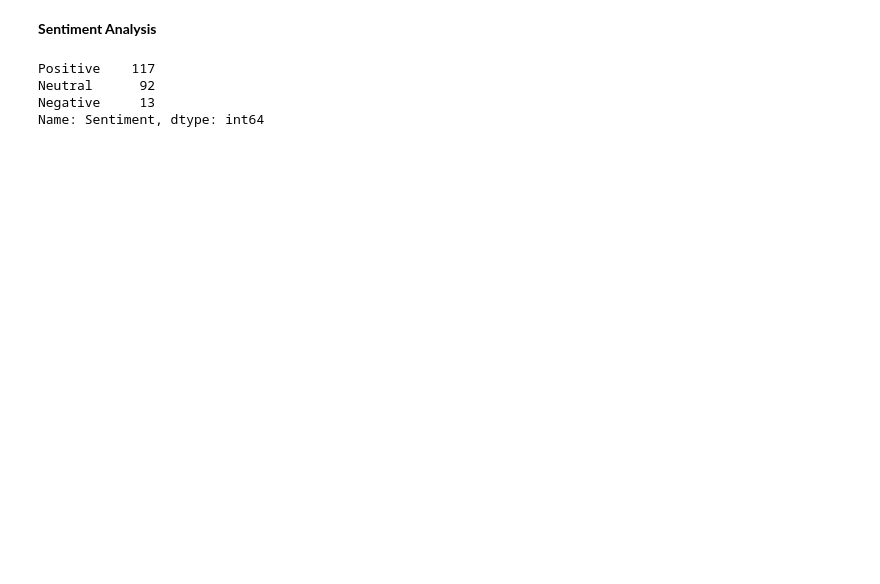
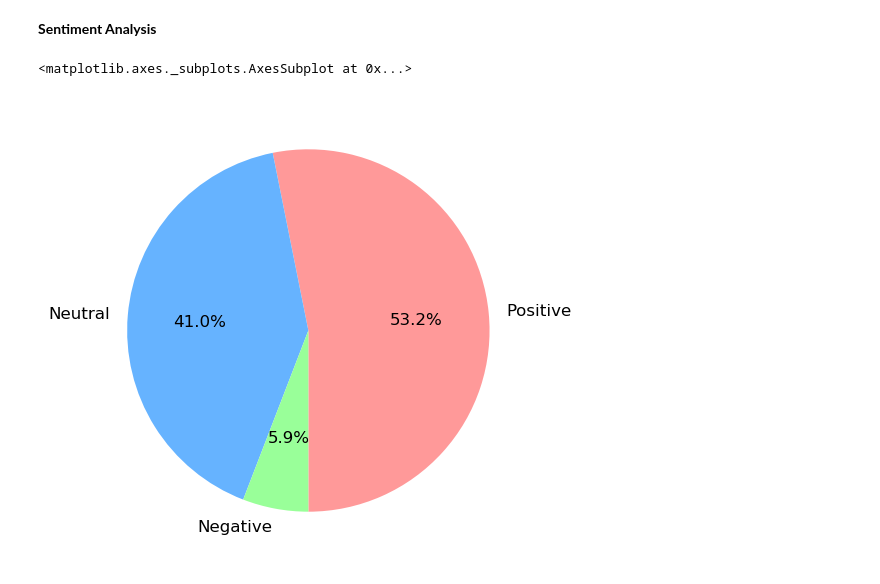
Before and after one commit to amara/sentiment-analysis, a Jupyter notebook: SA_Tool.ipynb, the cells around one changed output. Saved outputs shown, nothing was run; the diff lists cells and outputs as text; code cells hidden in the pictures; blank space fills up the shorter version.

Commit message:
Added Graphs

```diff
--- a/SA_Tool.ipynb
+++ b/SA_Tool.ipynb
@@ -81,6 +81,8 @@ def ProcessedTweets(text):
     lemmatizer = WordNetLemmatizer()
     lemma_words = [lemmatizer.lemmatize(w) for w in filtered_words]
     text = " ".join(lemma_words)
-    return text
+
+    clean_str = ''.join([c for c in text if ord(c) < 128])
+    return clean_str
 # %%
 # Generate a new column called 'Processed Tweets' by applying preprocessed tweets function to the 'Tweet' column.
@@ -117,15 +108,21 @@ def sentimenttextblob(polarity):
         return "Positive"
 # %%
 # using the functions to get the polarity and sentiment
+
 df['Polarity'] = df['Processed_Tweets'].apply(polarity)
 df['Subjectivity'] = df['Processed_Tweets'].apply(subjectivity)
-
 df['Sentiment'] = df['Polarity'].apply(sentimenttextblob)
 
 sent = df['Sentiment'].value_counts()
-sent
+
+#add colors
+colors = ['#ff9999','#66b3ff','#99ff99']
+
+#plot pie chart
+
+fig = plt.figure(figsize=(6,6), dpi=100)
+ax = plt.subplot(111)
+sent.plot.pie(ax=ax, autopct='%1.1f%%', startangle=270, fontsize=12, label="", colors=colors)
 # %% [output]
-Positive    117
-Neutral      92
-Negative     13
-Name: Sentiment, dtype: int64
+<matplotlib.axes._subplots.AxesSubplot at 0x...>
+[figure, added]
```
Also changed, not shown: parts of 8 cells of this notebook, 4 other files.
